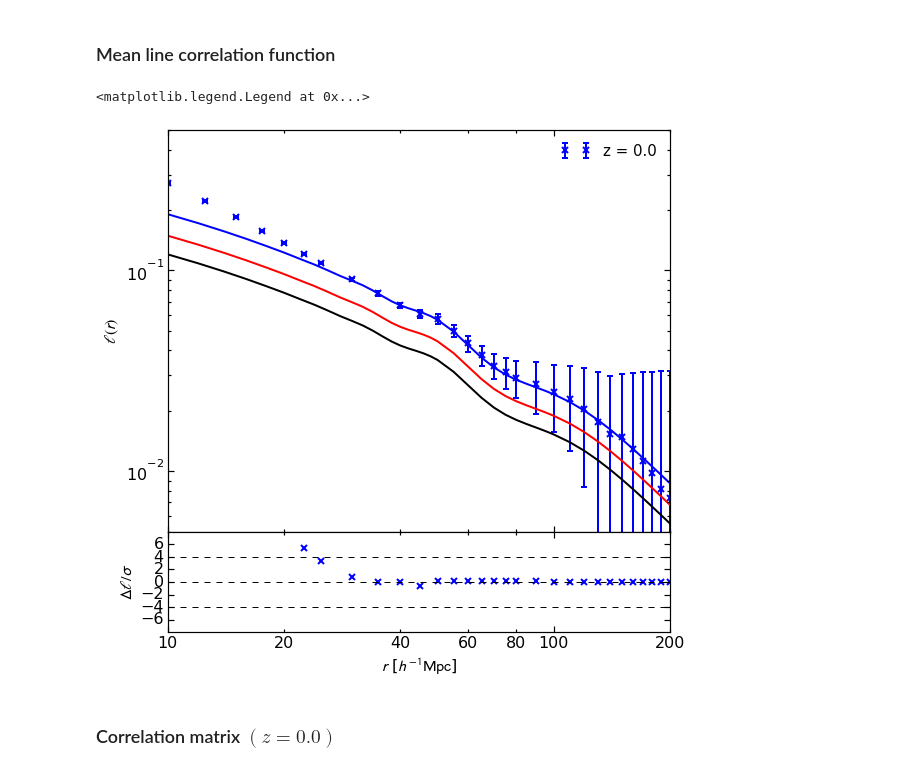
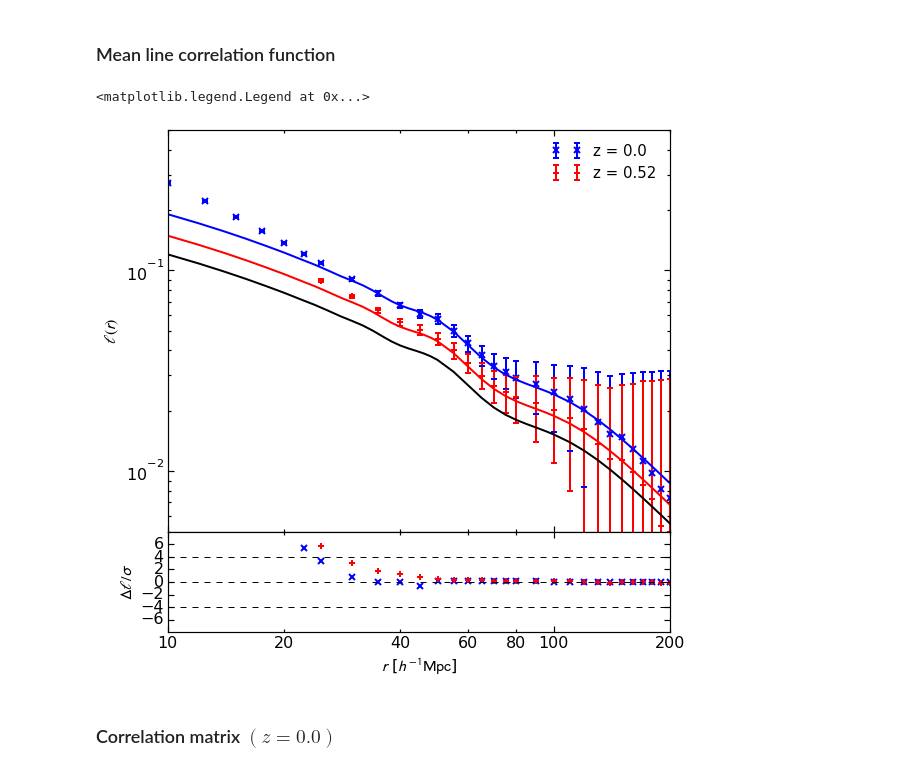
Before and after one commit to DonRegan/notebooks, a Jupyter notebook: ZBOX2 Measurements.ipynb, the cells around one changed output. Cells and saved outputs as stored; diff of their text form; code cells hidden in the pictures.

```diff
--- a/ZBOX2 Measurements.ipynb
+++ b/ZBOX2 Measurements.ipynb
@@ -361,6 +562,7 @@ savetxt('./data/ZBOX2/iBSpec/inverse_cov_PiB_kmax_0.3_dk_0.01_z_1.0.dat', Cinv_P
 # %%
 # load data
 lz00 = loadtxt('./data/ZBOX2/LC/z0.0/combined_N256_avg.dat')
+lz05 = loadtxt('./data/ZBOX2/LC/z0.52/rmin_25_N256_avg.dat')
 lmodel = loadtxt('./model/LC/linecorr_2222222.dat')
 lmodel_spline = interp1d(lmodel[:,0],lmodel[:,1],kind='cubic')
 
@@ -376,34 +578,36 @@ ax1.set_xscale('log')
 ax1.set_yscale('log')
 ax2.set_xscale('log')
 ax1.set_ylabel('$\ell(r)$',fontsize=16)
 ax2.set_xlabel('$r$ [$h^{-1}\mathrm{Mpc}$]',fontsize=16)
 ax2.set_ylabel('$\Delta \ell/\sigma$',fontsize=16)
 ax1.set_xlim(10,200)
 ax1.set_ylim(0.005,0.5)
 ax2.set_xlim(10,200)
 ax2.set_ylim(-8,8)
 ax2.set_yticks(arange(-6,7,2))
 
 ax1.set_xticks((20,40,60,80,200),minor=True)
 ax2.set_xticks((20,40,60,80,200),minor=True)
 ax2.xaxis.set_minor_formatter(FormatStrFormatter("%.0f"))
 ax2.xaxis.set_major_formatter(ticker.ScalarFormatter())
 
 ax1.errorbar(lz00[:,0],lz00[:,1],lz00[:,2],fmt='x',mew=2,lw=2,c='b',label='z = 0.0')
+ax1.errorbar(lz05[:,0],lz05[:,1],lz05[:,2],fmt='+',mew=2,lw=2,c='r',label='z = 0.52')
 
 ax1.plot(lmodel[:,0], gz00*lmodel[:,1], lw=2, c='b')
 ax1.plot(lmodel[:,0], gz05*lmodel[:,1], lw=2, c='r')
 ax1.plot(lmodel[:,0], gz10*lmodel[:,1], lw=2, c='black')
 
 ax2.plot(lz00[:,0],(lz00[:,1]-gz00*lmodel_spline(lz00[:,0]))/lz00[:,2],'x',mew=2,lw=2,c='b')
+ax2.plot(lz05[:,0],(lz05[:,1]-gz05*lmodel_spline(lz05[:,0]))/lz05[:,2],'+',mew=2,lw=2,c='r')
 ax2.plot(lmodel[:,0],zeros(lmodel.shape[0]),'--',c='black')
 ax2.plot(lmodel[:,0],4*ones(lmodel.shape[0]),'--',c='black')
 ax2.plot(lmodel[:,0],-4*ones(lmodel.shape[0]),'--',c='black')
 
 ax1.legend(loc=1,prop={'size':15},frameon=False)
 # %% [output]
 <matplotlib.legend.Legend at 0x...>
-[figure, old version]
+[figure, new version]
 # %% [markdown]
 ### Correlation matrix $(z=0.0)$
 # %%
```
Also changed, not shown: parts of 16 cells of this notebook.
